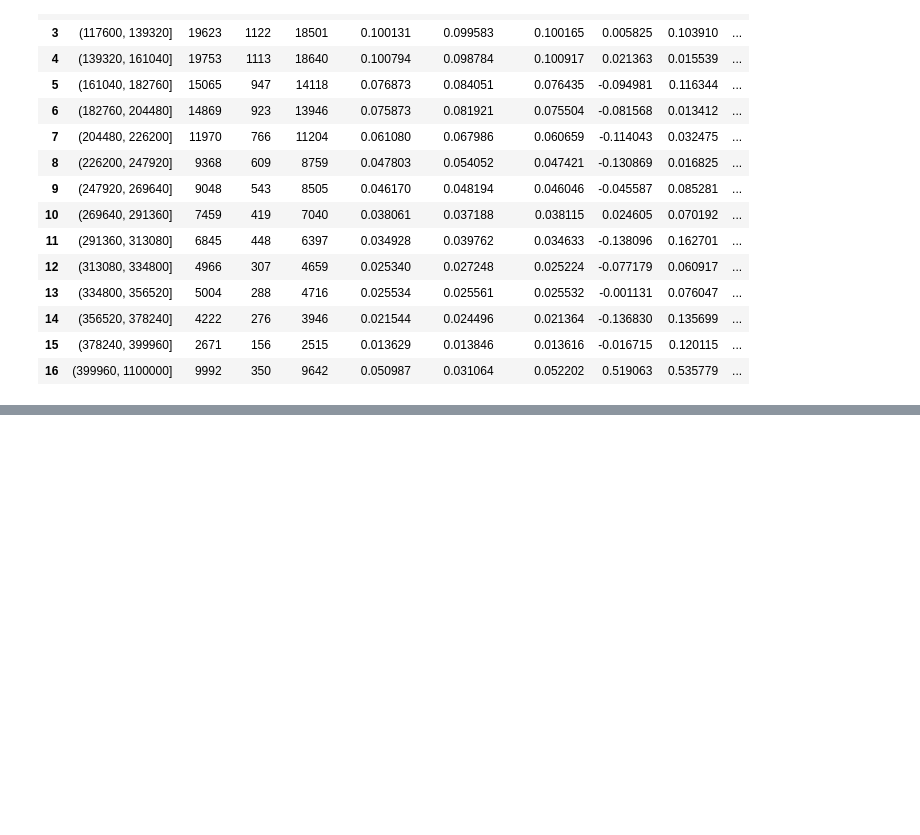
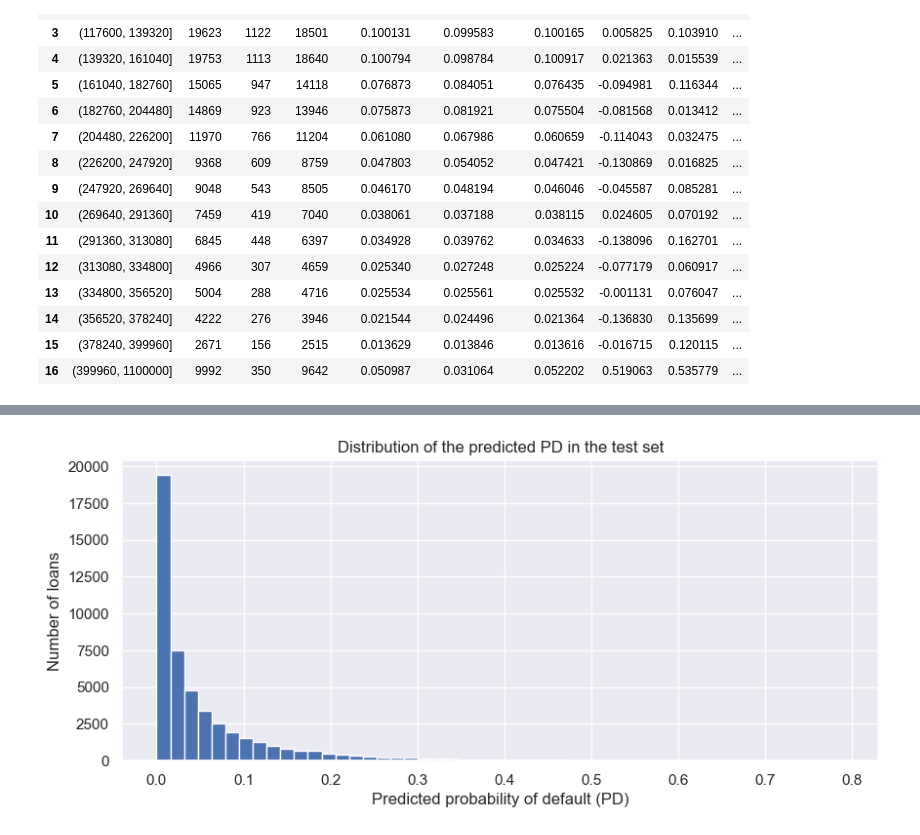
Before and after one commit to keramidasvasilis/credit-risk-el, a Jupyter notebook: notebooks/02_pd_model.ipynb, the cells around one changed output, grey strips where cells are left out. Cells and saved outputs as stored; diff of their text form; code cells hidden in the pictures; blank space fills up the shorter version.

```diff
--- a/notebooks/02_pd_model.ipynb
+++ b/notebooks/02_pd_model.ipynb
@@ -1158,0 +1601,4 @@ orig_upb_table
+# %%
+inputs_train = train_dummies.drop(columns = list(ref_categories.values()))
+inputs_test = test_dummies.drop(columns = list(ref_categories.values()))
+inputs_train.shape
@@ -1158,0 +1614,5 @@ orig_upb_table
+# %%
+from sklearn.linear_model import LogisticRegression
+
+reg = LogisticRegression(penalty = None, max_iter = 1000)
+reg.fit(inputs_train, loan_data_targets_train)
@@ -1158,0 +1659,6 @@ orig_upb_table
+# %%
+import statsmodels.api as sm
+
+logit_model = sm.Logit(loan_data_targets_train, sm.add_constant(inputs_train))
+logit_results = logit_model.fit()
+logit_results.summary()
@@ -1158,0 +1699,3 @@ orig_upb_table
+# %%
+PD_test = logit_results.predict(sm.add_constant(inputs_test))
+PD_test.describe()
@@ -1158,0 +1712,9 @@ orig_upb_table
+# %%
+plt.figure(figsize = (10, 4))
+plt.hist(PD_test, bins = 50)
+plt.xlabel('Predicted probability of default (PD)')
+plt.ylabel('Number of loans')
+plt.title('Distribution of the predicted PD in the test set')
+plt.show()
+# %% [output]
+[figure, added]
```
Also changed, not shown: parts of 75 cells of this notebook.
